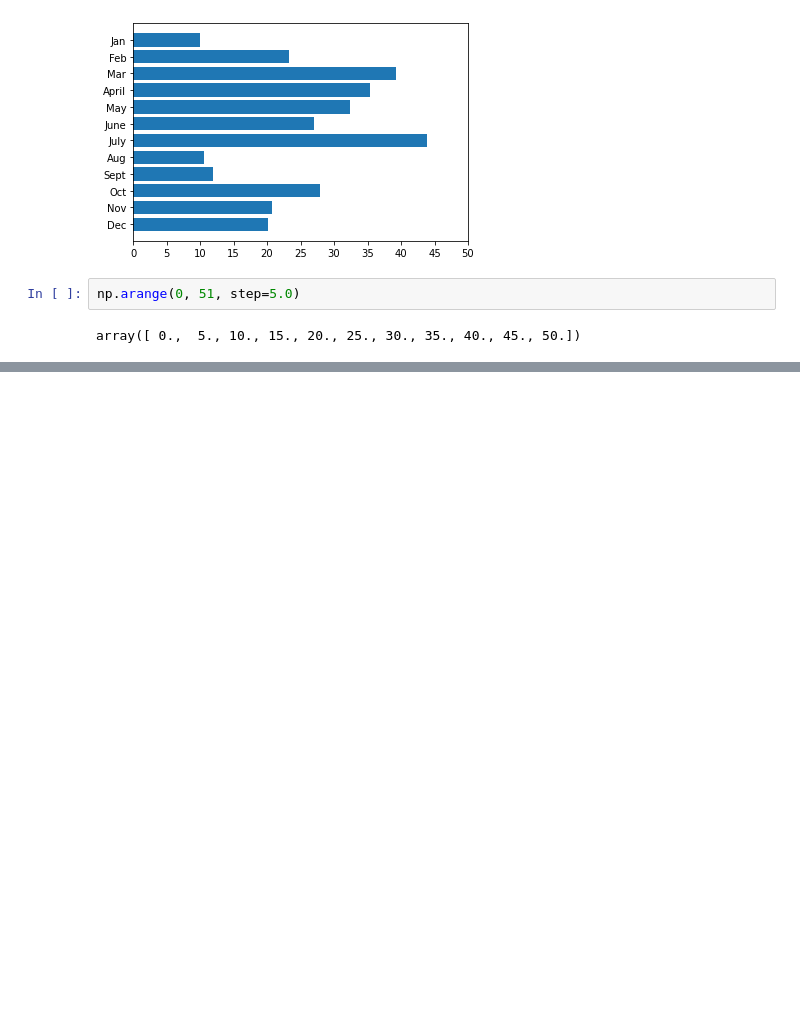
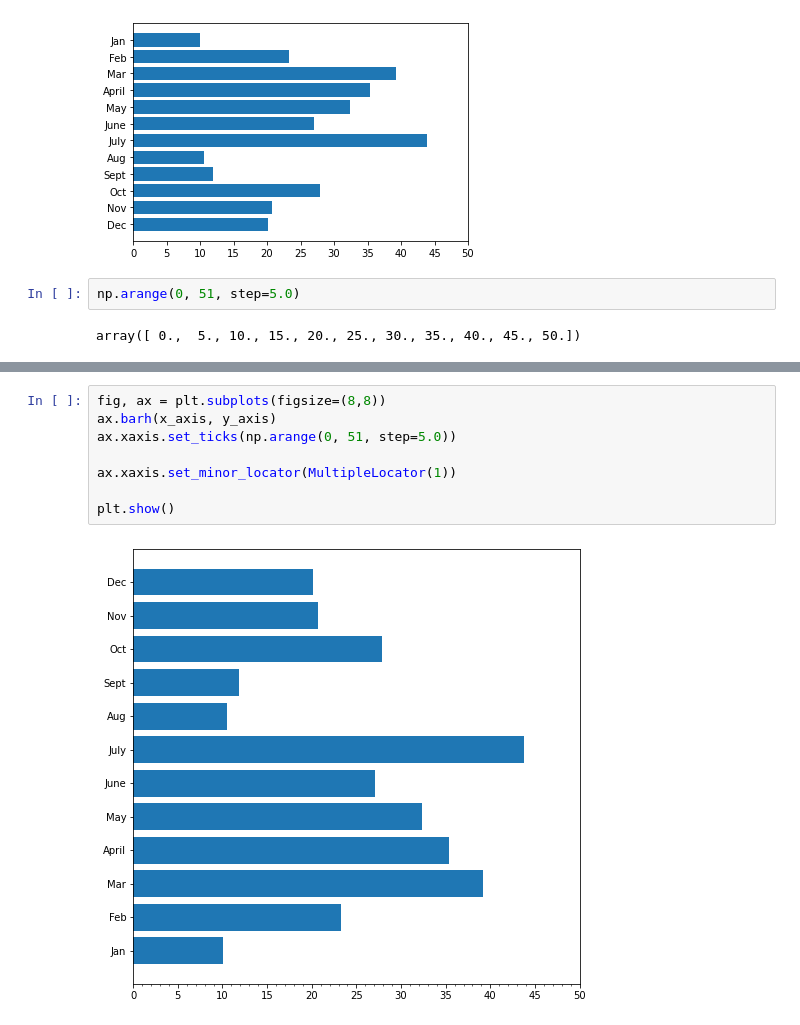
Before and after one commit to juliomeza/PyBer_Analysis, a Jupyter notebook: Chart Extras.ipynb, the cells around one changed output, grey strips where cells are left out. Drawn from its saved outputs; the diff is of its cells as text; blank space fills up the shorter version.

```diff
--- a/Chart Extras.ipynb
+++ b/Chart Extras.ipynb
@@ -50,0 +60,10 @@ array([ 0.,  5., 10., 15., 20., 25., 30., 35., 40., 45., 50.])
+# %%
+fig, ax = plt.subplots(figsize=(8,8))
+ax.barh(x_axis, y_axis)
+ax.xaxis.set_ticks(np.arange(0, 51, step=5.0))
+
+ax.xaxis.set_minor_locator(MultipleLocator(1))
+
+plt.show()
+# %% [output]
+[figure, added]
```
Also changed, not shown: parts of 2 cells of this notebook.
